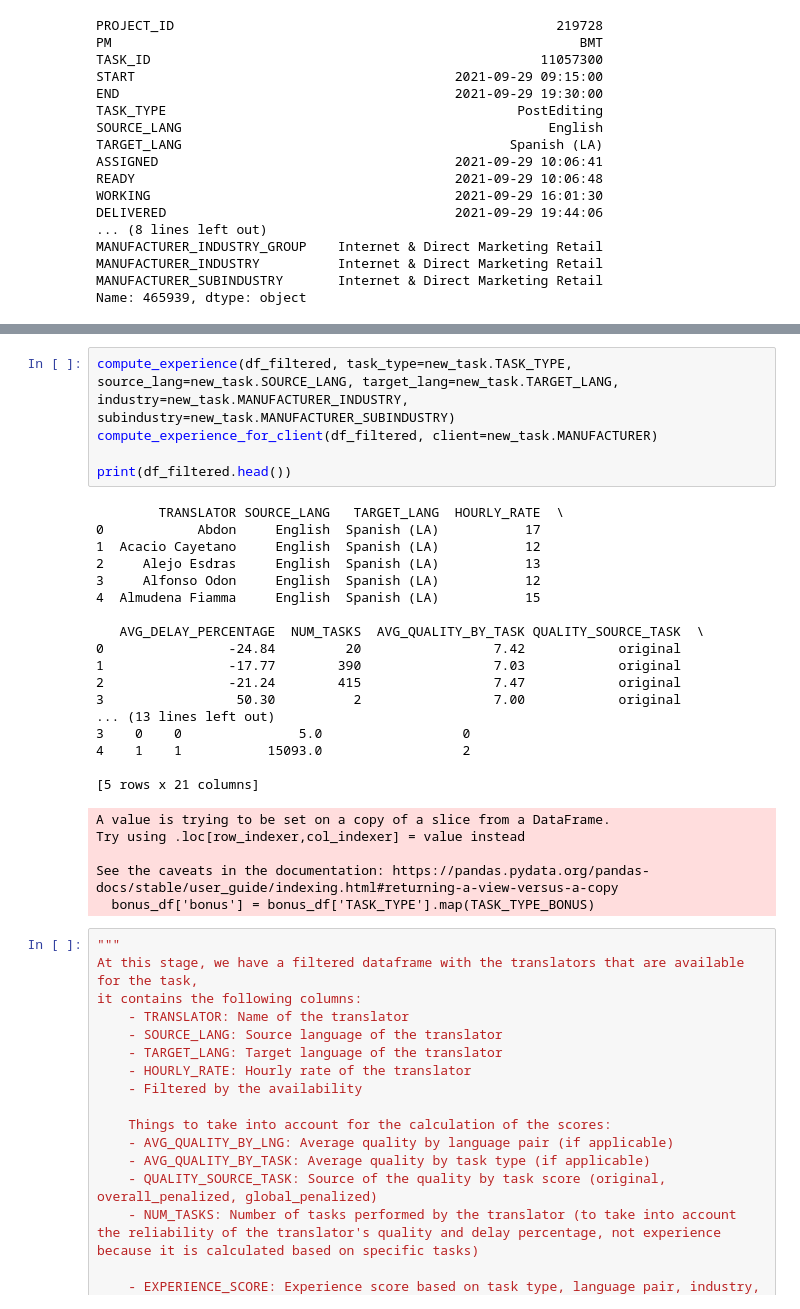
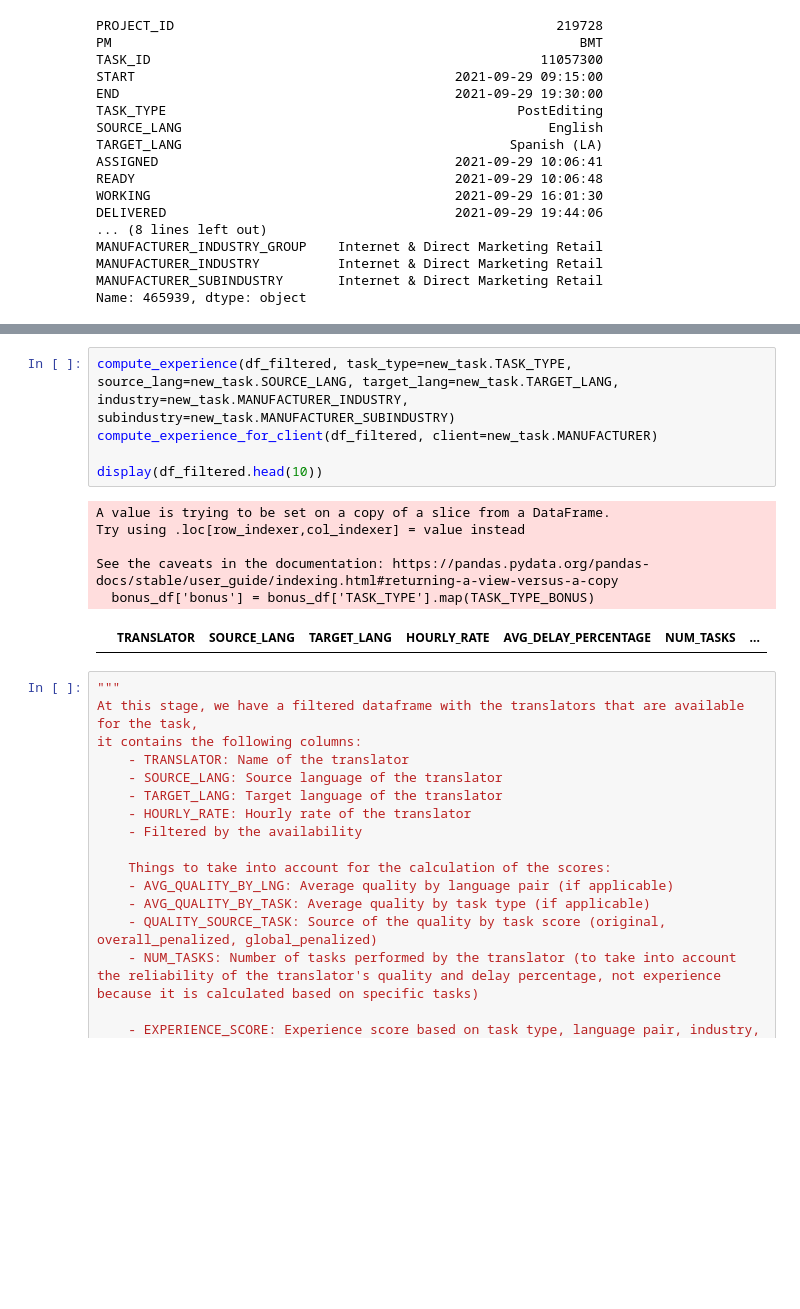
Before and after one commit to L3ms123/SP1, a Jupyter notebook: Notebooks/Synthesis project.ipynb, the cells around one changed output, grey strips where cells are left out. Cells and saved outputs as stored; diff of their text form; blank space fills up the shorter version.

```diff
--- a/Notebooks/Synthesis project.ipynb
+++ b/Notebooks/Synthesis project.ipynb
@@ -677,31 +721,15 @@ print(df_filtered.head())
 # %%
 compute_experience(df_filtered, task_type=new_task.TASK_TYPE, source_lang=new_task.SOURCE_LANG, target_lang=new_task.TARGET_LANG, industry=new_task.MANUFACTURER_INDUSTRY, subindustry=new_task.MANUFACTURER_SUBINDUSTRY)
 compute_experience_for_client(df_filtered, client=new_task.MANUFACTURER)
 
-print(df_filtered.head())
+display(df_filtered.head(10))
 # %% [output]
-        TRANSLATOR SOURCE_LANG   TARGET_LANG  HOURLY_RATE  \
-0            Abdon     English  Spanish (LA)           17
-1  Acacio Cayetano     English  Spanish (LA)           12
-2     Alejo Esdras     English  Spanish (LA)           13
-3     Alfonso Odon     English  Spanish (LA)           12
-4  Almudena Fiamma     English  Spanish (LA)           15
+A value is trying to be set on a copy of a slice from a DataFrame.
+Try using .loc[row_indexer,col_indexer] = value instead
 
-   AVG_DELAY_PERCENTAGE  NUM_TASKS  AVG_QUALITY_BY_TASK QUALITY_SOURCE_TASK  \
-0                -24.84         20                 7.42            original
-1                -17.77        390                 7.03            original
-2                -21.24        415                 7.47            original
-3                 50.30          2                 7.00            original
-... (13 lines left out)
-3    0    0               5.0                  0
-4    1    1           15093.0                  2
-
-[5 rows x 21 columns]
+See the caveats in the documentation: https://pandas.pydata.org/pandas-docs/stable/user_guide/indexing.html#returning-a-view-versus-a-copy
+  bonus_df['bonus'] = bonus_df['TASK_TYPE'].map(TASK_TYPE_BONUS)
-A value is trying to be set on a copy of a slice from a DataFrame.
-Try using .loc[row_indexer,col_indexer] = value instead
-
-See the caveats in the documentation: https://pandas.pydata.org/pandas-docs/stable/user_guide/indexing.html#returning-a-view-versus-a-copy
-  bonus_df['bonus'] = bonus_df['TASK_TYPE'].map(TASK_TYPE_BONUS)
+|  | TRANSLATOR | SOURCE_LANG | TARGET_LANG | HOURLY_RATE | AVG_DELAY_PERCENTAGE | NUM_TASKS | ... |
 # %%
 """
 At this stage, we have a filtered dataframe with the translators that are available for the task,
```
Also changed, not shown: parts of 14 cells of this notebook, 1 other file.
